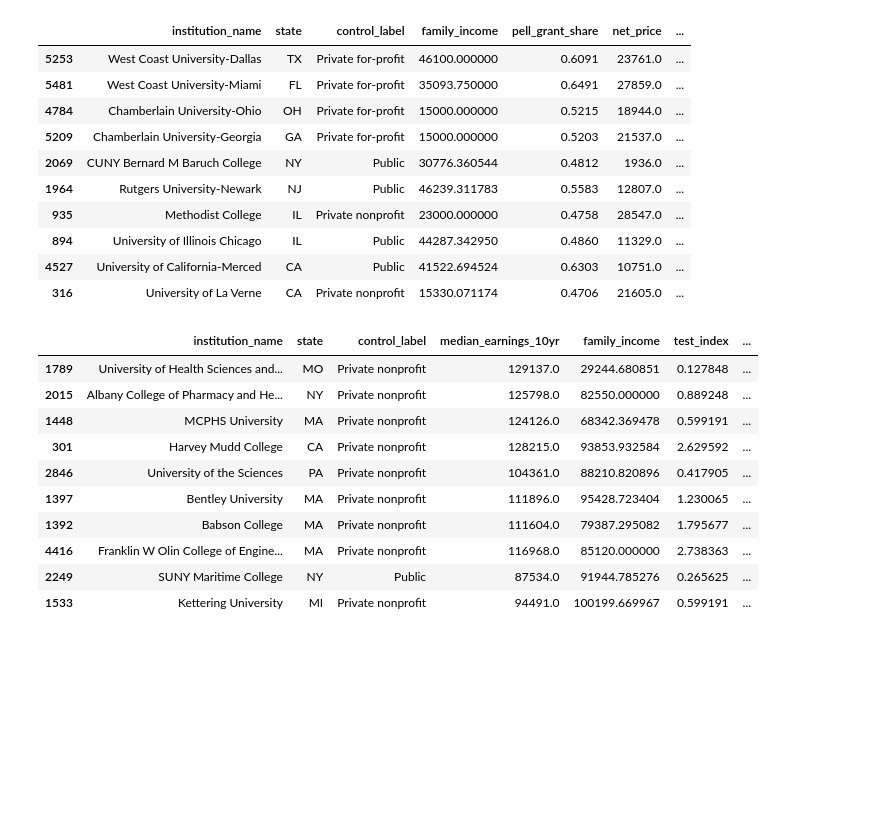
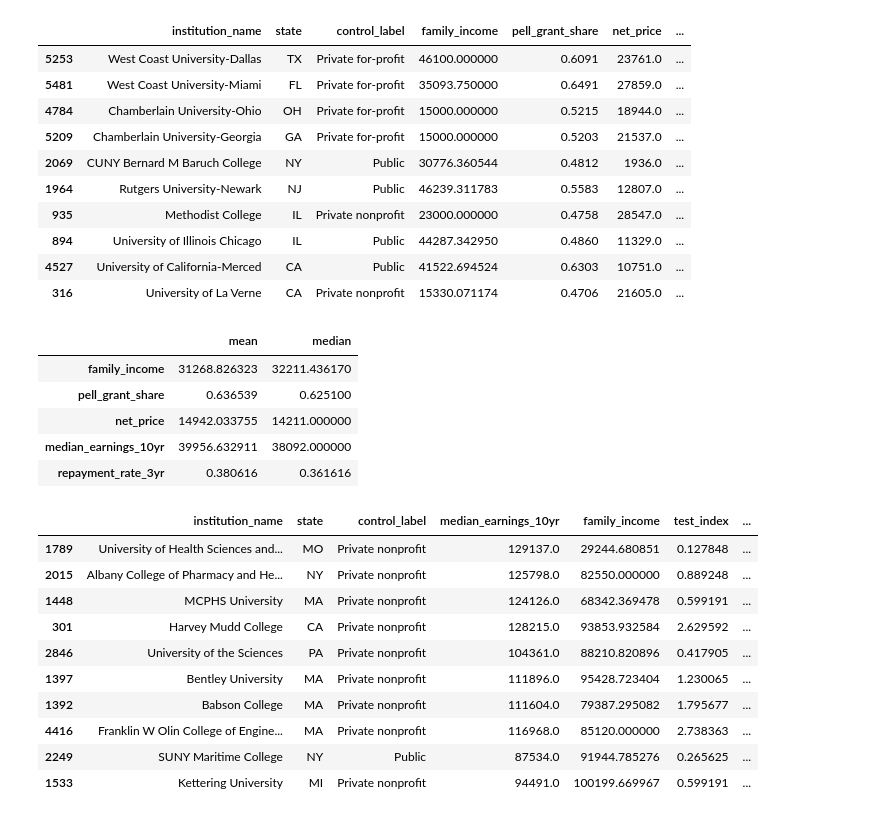
Before and after one commit to jethrochen0709/Econ570FinalProject, a Jupyter notebook: FInalProject.ipynb, the cells around one changed output. Cells and saved outputs as stored; diff of their text form; code cells hidden in the pictures; blank space fills up the shorter version.

```diff
--- a/FInalProject.ipynb
+++ b/FInalProject.ipynb
@@ -398,6 +398,46 @@ good_outcomes
 | 894 | University of Illinois Chicago | IL | Public | 44287.342950 | 0.4860 | 11329.0 | ... |
 | 4527 | University of California-Merced | CA | Public | 41522.694524 | 0.6303 | 10751.0 | ... |
 | 316 | University of La Verne | CA | Private nonprofit | 15330.071174 | 0.4706 | 21605.0 | ... |
+# %%
+# (NEW) Table 4: High-Performing Institutions for Low-Income Students
+# 2.4.1 Institutions Serving Low-Income Students with Strong Outcomes
+
+# Define thresholds
+pell_75 = scorecard["pell_grant_share"].quantile(0.75)
+family_25 = scorecard["family_income"].quantile(0.25)
+
+# Filter: high Pell AND low family income
+candidates = scorecard[
+    (scorecard["pell_grant_share"] >= pell_75) &
+    (scorecard["family_income"] <= family_25)
+]
+
+# Keep relevant columns
+cols = [
+    "institution_name", "state", "control_label",
+    "family_income", "pell_grant_share", "net_price",
+    "median_earnings_10yr", "repayment_rate_3yr"
+]
+
+candidates_clean = (
+    candidates[cols]
+    .dropna(subset=["median_earnings_10yr", "repayment_rate_3yr"])
+)
+
+# Single summary table: overall mean and median for key variables
+summary_table = candidates_clean[
+    ["family_income", "pell_grant_share", "net_price",
+     "median_earnings_10yr", "repayment_rate_3yr"]
+].agg(["mean", "median"]).T  # transpose to have variables as rows
+
+summary_table
+# %% [output]
+|  | mean | median |
+| family_income | 31268.826323 | 32211.436170 |
+| pell_grant_share | 0.636539 | 0.625100 |
+| net_price | 14942.033755 | 14211.000000 |
+| median_earnings_10yr | 39956.632911 | 38092.000000 |
+| repayment_rate_3yr | 0.380616 | 0.361616 |
 # %%
 # Table 5: Highest Value-Added Colleges
 # 2.4.2 Institutions with Over-performance:
```
Also changed, not shown: parts of 1 cell of this notebook.
